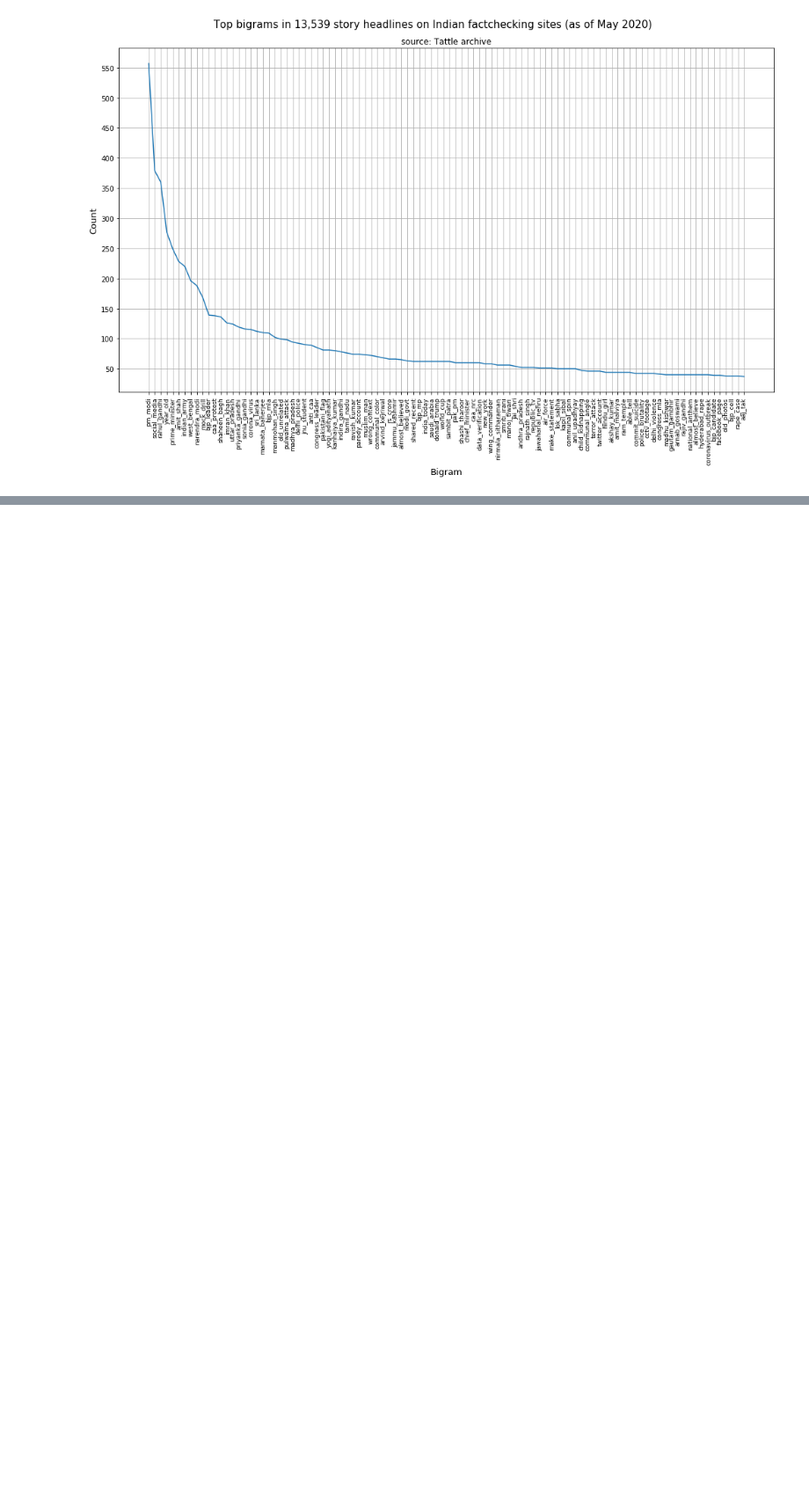
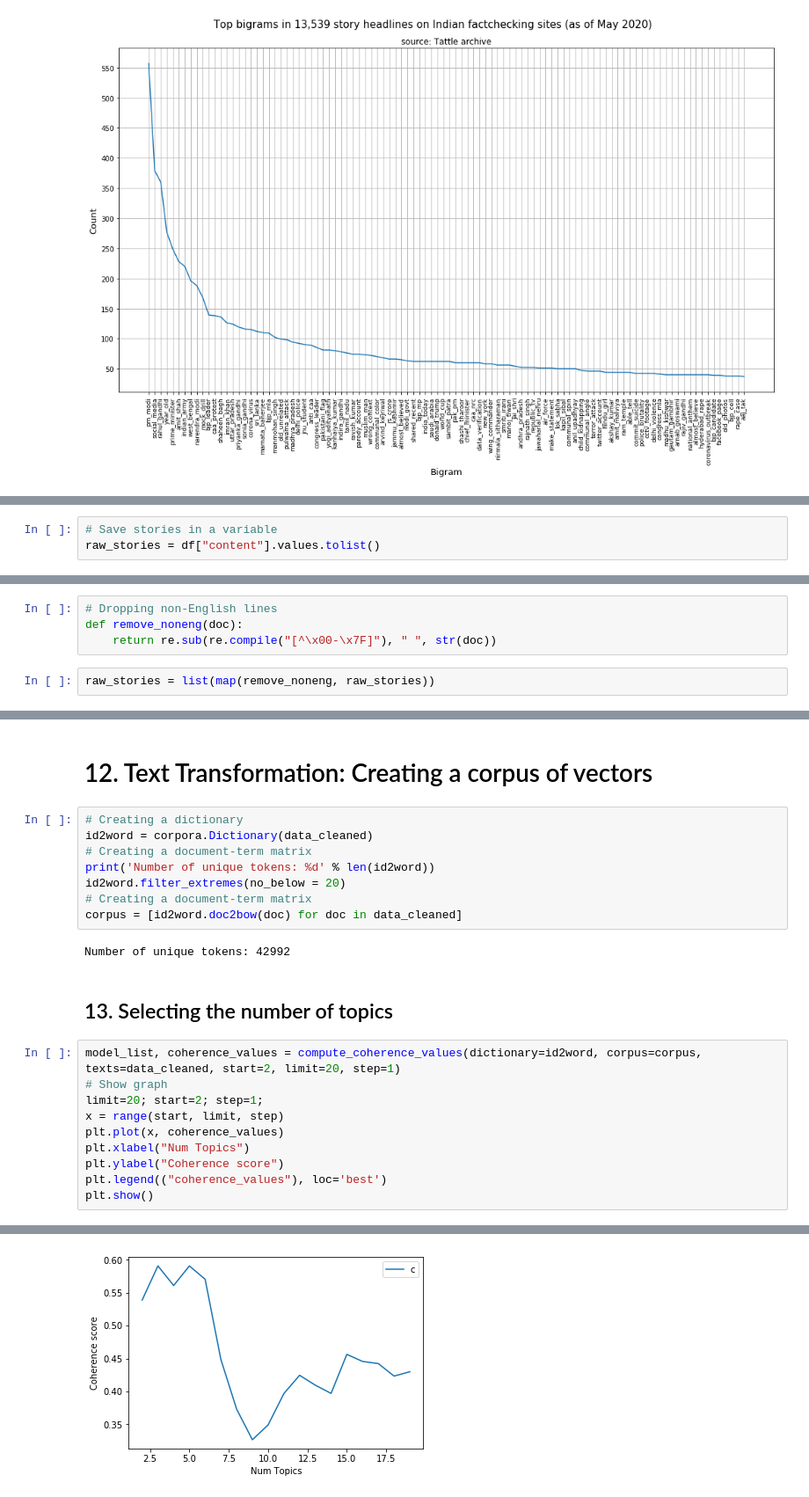
Before and after one commit to tattle-made/data-experiments, a Jupyter notebook: topic_modelling_factchecked_stories.ipynb, the cells around one changed output, grey strips where cells are left out. Shown at 88% size. Drawn from its saved outputs; the diff is of its cells as text; blank space fills up the shorter version.

```diff
--- a/topic_modelling_factchecked_stories.ipynb
+++ b/topic_modelling_factchecked_stories.ipynb
@@ -396,0 +446,3 @@ plt.show()
+# %%
+# Save stories in a variable
+raw_stories = df["content"].values.tolist()
@@ -396,0 +451,6 @@ plt.show()
+# %%
+# Dropping non-English lines
+def remove_noneng(doc):
+    return re.sub(re.compile("[^\x00-\x7F]"), " ", str(doc))
+# %%
+raw_stories = list(map(remove_noneng, raw_stories))
@@ -396,0 +498,25 @@ plt.show()
+# %% [markdown]
+# 12. Text Transformation: Creating a corpus of vectors
+# %%
+# Creating a dictionary
+id2word = corpora.Dictionary(data_cleaned)
+# Creating a document-term matrix
+print('Number of unique tokens: %d' % len(id2word))
+id2word.filter_extremes(no_below = 20)
+# Creating a document-term matrix
+corpus = [id2word.doc2bow(doc) for doc in data_cleaned]
+# %% [output]
+Number of unique tokens: 42992
+# %% [markdown]
+## 13. Selecting the number of topics
+# %%
+model_list, coherence_values = compute_coherence_values(dictionary=id2word, corpus=corpus, texts=data_cleaned, start=2, limit=20, step=1)
+# Show graph
+limit=20; start=2; step=1;
+x = range(start, limit, step)
+plt.plot(x, coherence_values)
+plt.xlabel("Num Topics")
+plt.ylabel("Coherence score")
+plt.legend(("coherence_values"), loc='best')
+plt.show()
+# %% [output]
@@ -396,0 +537 @@ plt.show()
+[figure, added]
```
Also changed, not shown: parts of 54 cells of this notebook, 1 other file.
